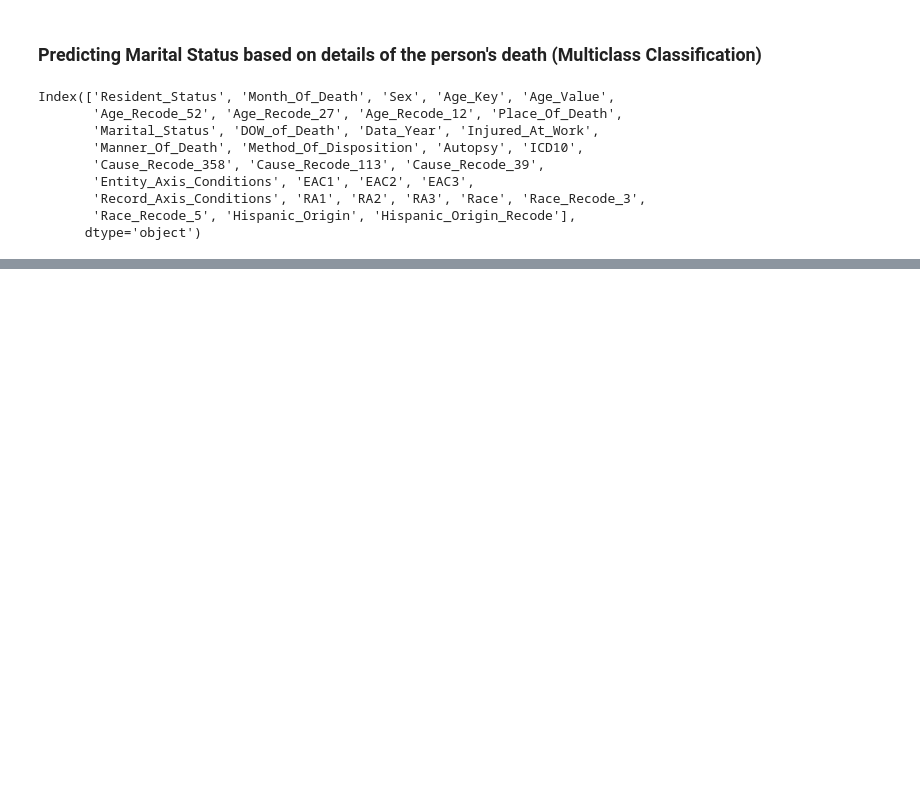
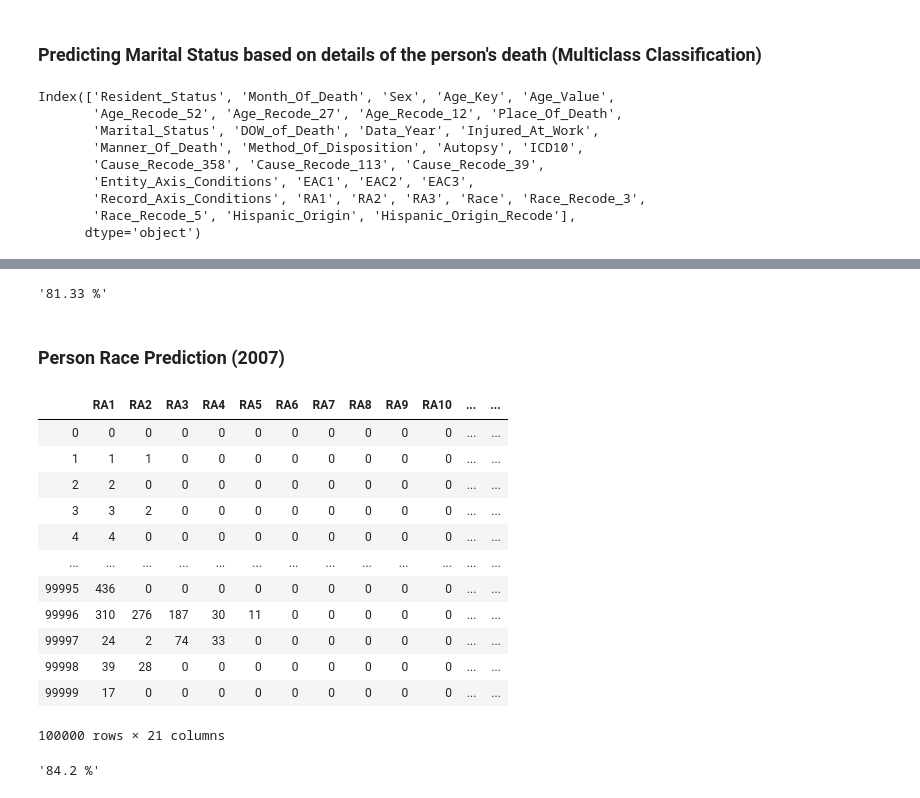
Before and after one commit to m-yasir/datascience-project, a Jupyter notebook: program.ipynb, the cells around one changed output, grey strips where cells are left out. Drawn from its saved outputs; the diff is of its cells as text; code cells hidden in the pictures; blank space fills up the shorter version.

```diff
--- a/program.ipynb
+++ b/program.ipynb
@@ -790,0 +979,24 @@ evaluate(rcf, X_test, y_test)
+# %%
+f"{round(accuracy_score(y_test, racePrediction) * 100, 2)} %"
+# %% [output]
+'81.33 %'
+# %% [markdown]
+### Person Race Prediction (2007)
+# %%
+oldFeatures = odf.loc[:,"RA1":"Race"].apply(mapFeature)
+# %%
+oldFeatures
+# %% [output]
+|  | RA1 | RA2 | RA3 | RA4 | RA5 | RA6 | RA7 | RA8 | RA9 | RA10 | ... | ... |
+| 0 | 0 | 0 | 0 | 0 | 0 | 0 | 0 | 0 | 0 | 0 | ... | ... |
+| 1 | 1 | 1 | 0 | 0 | 0 | 0 | 0 | 0 | 0 | 0 | ... | ... |
+| 2 | 2 | 0 | 0 | 0 | 0 | 0 | 0 | 0 | 0 | 0 | ... | ... |
+| 3 | 3 | 2 | 0 | 0 | 0 | 0 | 0 | 0 | 0 | 0 | ... | ... |
+| 4 | 4 | 0 | 0 | 0 | 0 | 0 | 0 | 0 | 0 | 0 | ... | ... |
+| ... | ... | ... | ... | ... | ... | ... | ... | ... | ... | ... | ... | ... |
+| 99995 | 436 | 0 | 0 | 0 | 0 | 0 | 0 | 0 | 0 | 0 | ... | ... |
+| 99996 | 310 | 276 | 187 | 30 | 11 | 0 | 0 | 0 | 0 | 0 | ... | ... |
+| 99997 | 24 | 2 | 74 | 33 | 0 | 0 | 0 | 0 | 0 | 0 | ... | ... |
+| 99998 | 39 | 28 | 0 | 0 | 0 | 0 | 0 | 0 | 0 | 0 | ... | ... |
+| 99999 | 17 | 0 | 0 | 0 | 0 | 0 | 0 | 0 | 0 | 0 | ... | ... |
+100000 rows × 21 columns
@@ -790,0 +1013,4 @@ evaluate(rcf, X_test, y_test)
+# %%
+f"{accuracy_score(y_test, racePrediction) * 100} %"
+# %% [output]
+'84.2 %'
```
Also changed, not shown: parts of 77 cells of this notebook.
